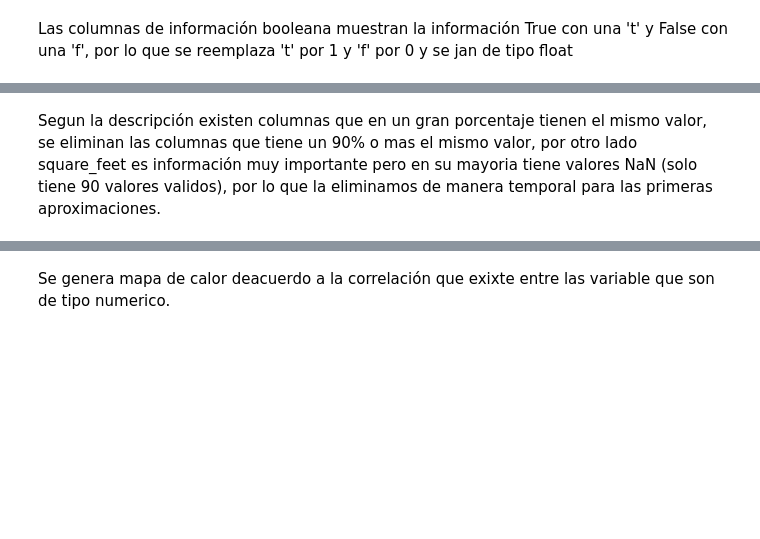
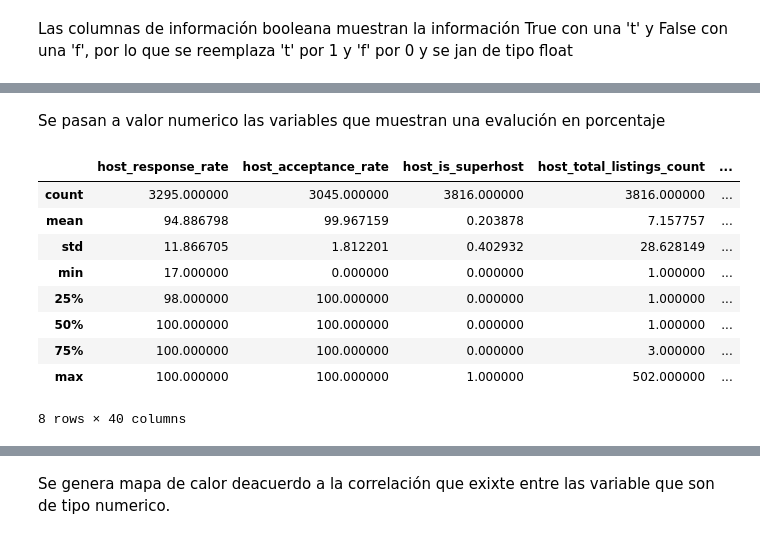
Before and after one commit to eyberthrojas/airbnb_price_prediction, a Jupyter notebook: price.ipynb, the cells around one changed output, grey strips where cells are left out. Saved outputs shown, nothing was run; the diff lists cells and outputs as text; code cells hidden in the pictures; blank space fills up the shorter version.

```diff
--- a/price.ipynb
+++ b/price.ipynb
@@ -85,3 +165,0 @@ df_1.describe()
-# %% [markdown]
-Segun la descripción existen columnas que en un gran porcentaje tienen el mismo valor, se eliminan las columnas que tiene un 90% o mas el mismo valor, por otro lado
-square_feet es información muy importante pero en su mayoria tiene valores NaN (solo tiene 90 valores validos), por lo que la eliminamos de manera temporal para las primeras aproximaciones.
@@ -90,0 +166,17 @@ df_1drop = df_1.drop(to_drop,axis = 1)
+# %% [markdown]
+Se pasan a valor numerico las variables que muestran una evalución en porcentaje
+# %%
+df_1['host_response_rate'] = df_1.host_response_rate.str.replace("%","").astype(float)
+df_1['host_acceptance_rate'] = df_1.host_acceptance_rate.str.replace("%","").astype(float)
+df_1.describe()
+# %% [output]
+|  | host_response_rate | host_acceptance_rate | host_is_superhost | host_total_listings_count | ... |
+| count | 3295.000000 | 3045.000000 | 3816.000000 | 3816.000000 | ... |
+| mean | 94.886798 | 99.967159 | 0.203878 | 7.157757 | ... |
+| std | 11.866705 | 1.812201 | 0.402932 | 28.628149 | ... |
+| min | 17.000000 | 0.000000 | 0.000000 | 1.000000 | ... |
+| 25% | 98.000000 | 100.000000 | 0.000000 | 1.000000 | ... |
+| 50% | 100.000000 | 100.000000 | 0.000000 | 1.000000 | ... |
+| 75% | 100.000000 | 100.000000 | 0.000000 | 3.000000 | ... |
+| max | 100.000000 | 100.000000 | 1.000000 | 502.000000 | ... |
+8 rows × 40 columns
```
Also changed, not shown: parts of 50 cells of this notebook.
